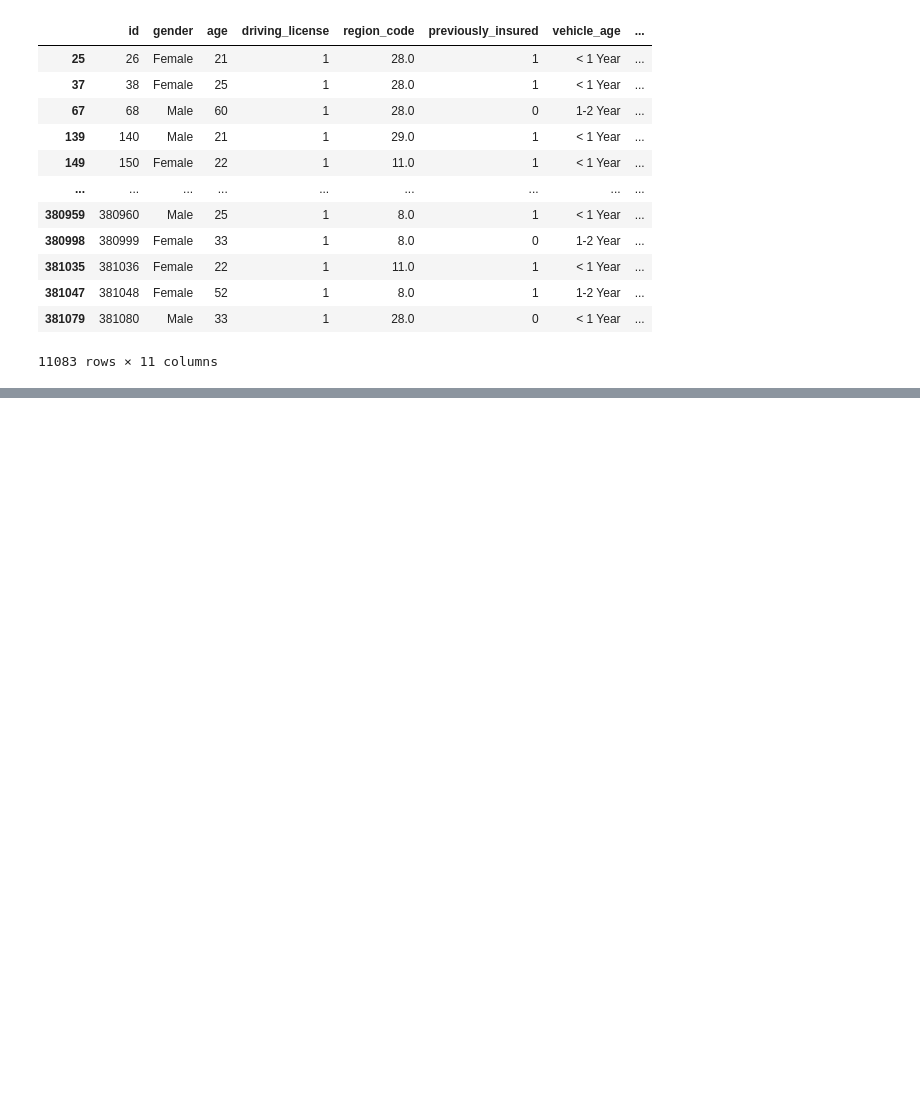
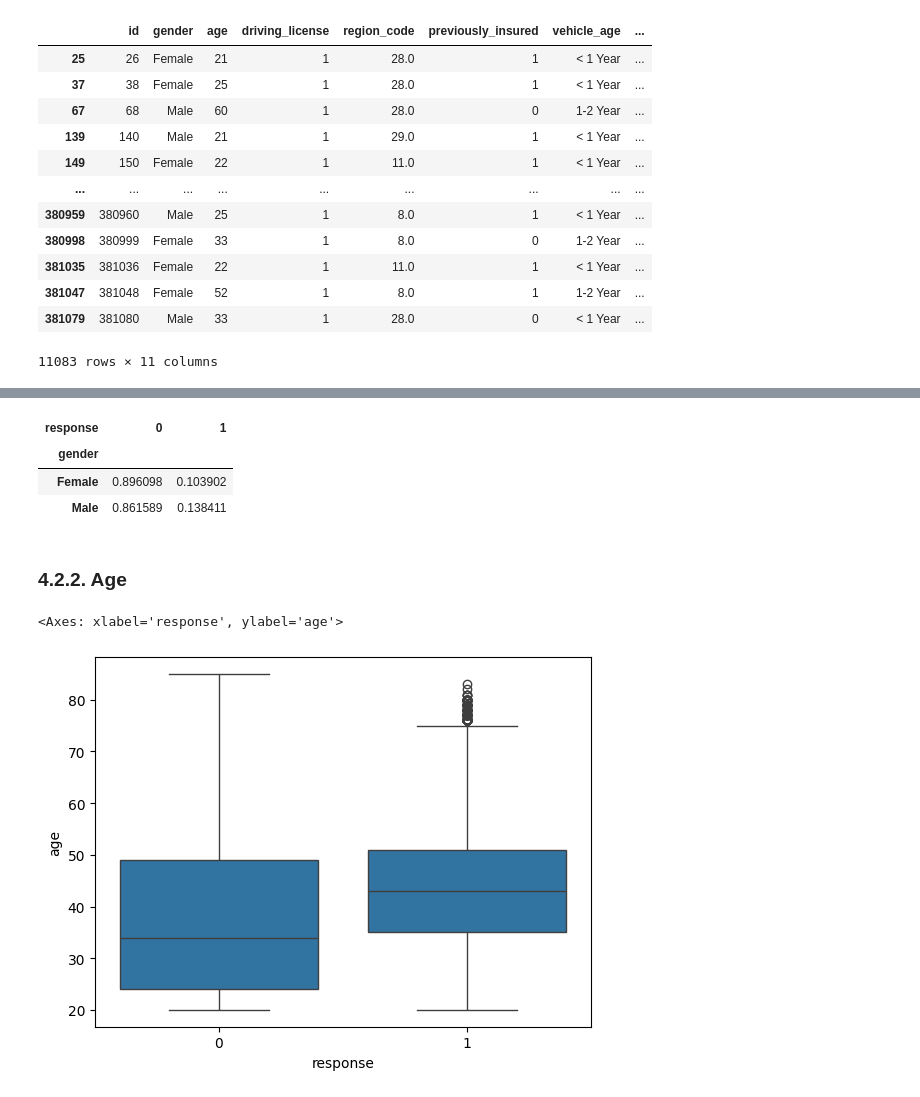
Before and after one commit to lfaferreira/predict-health-insurance-cross-sell, a Jupyter notebook: notebooks/cicle1_health_insurance_cross_sell_prediction.ipynb, the cells around one changed output, grey strips where cells are left out. Saved outputs shown, nothing was run; the diff lists cells and outputs as text; code cells hidden in the pictures; blank space fills up the shorter version.

```diff
--- a/notebooks/cicle1_health_insurance_cross_sell_prediction.ipynb
+++ b/notebooks/cicle1_health_insurance_cross_sell_prediction.ipynb
@@ -353,0 +354,16 @@ df3.sample(5).T
+# %%
+# 'gender'
+pd.crosstab(df4['gender'], df4['response']).apply(lambda x: x/x.sum(), axis=1)
+# %% [output]
+| response | 0 | 1 |
+| gender |  |  |
+| Female | 0.896098 | 0.103902 |
+| Male | 0.861589 | 0.138411 |
+# %% [markdown]
+### 4.2.2. Age
+# %%
+# 'age'
+sns.boxplot(x='response', y='age',data=df4)
+# %% [output]
+<Axes: xlabel='response', ylabel='age'>
+[figure, added]
```
Also changed, not shown: parts of 107 cells of this notebook.
